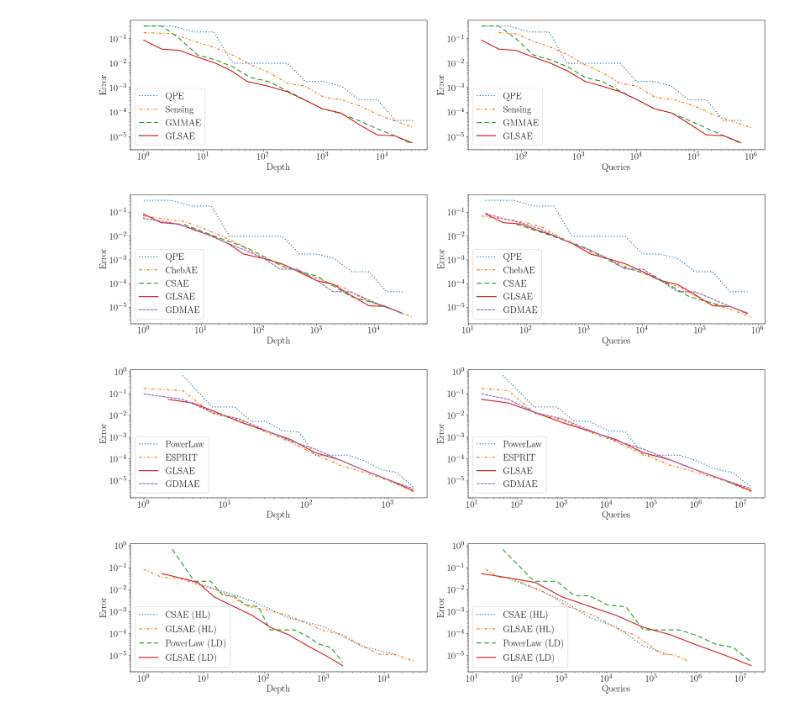
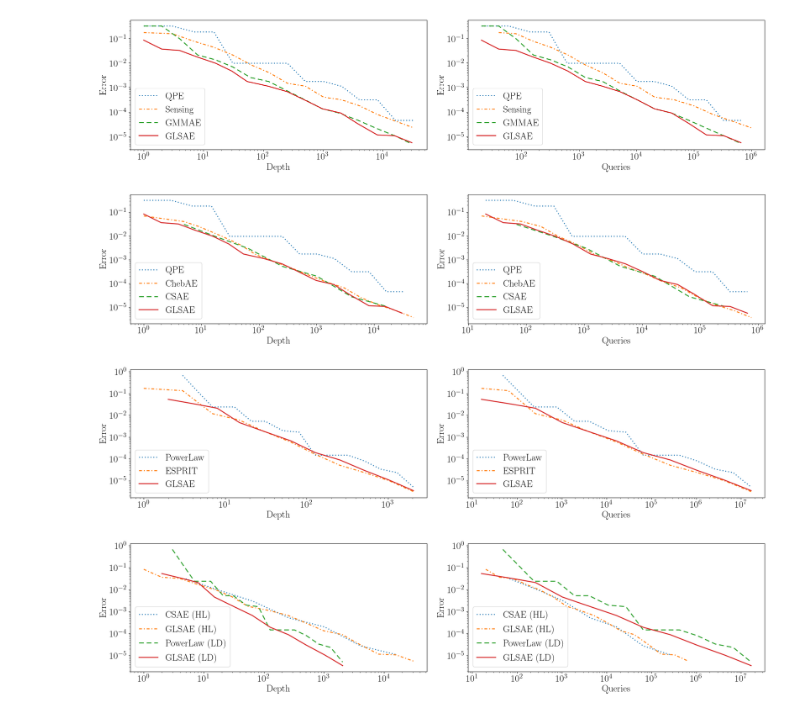
Before and after one commit to georgepwhuang/qae_with_spe, a Jupyter notebook: comparison.ipynb, the cells around one changed output. Cells and saved outputs as stored; diff of their text form; code cells hidden in the pictures.

```diff
--- a/comparison.ipynb
+++ b/comparison.ipynb
@@ -5,7 +5,7 @@ import json
 
 target = 1/np.pi
 # %%
-plt.rcParams.update({'font.size': 20, 'font.family': "serif","font.serif": "CMU Serif", 'text.usetex': True})
+plt.rcParams.update({'font.size': 20, 'font.family':'serif', 'text.usetex': True})
 # %%
 algos = ["QPE", "Sensing", "GMMAE", "GLSAE"]
 linestyle_tuple = [
@@ -47,7 +47,7 @@ plt.savefig("./output/others.pdf", bbox_inches='tight')
 # %% [output]
 [figure]
 # %%
-algos = ["QPE", "ChebAE", "CSAE", "GLSAE", "GDMAE"]
+algos = ["QPE", "ChebAE", "CSAE", "GLSAE"]
 linestyle_tuple = [
      ('dotted',                (0, (1, 2))),
      ('dashdotted',            (0, (3, 2, 1, 2))),
@@ -58,36 +58,36 @@ linestyle_tuple = [
 fig, ax = plt.subplots(1, 2, figsize=(20,5))
 for algo, (_,style) in zip(algos,linestyle_tuple):
     with open(f'./data/heisenberg/{algo.lower()}.jsonl', 'r') as json_file:
         json_list = list(json_file)
     query = []
     depth = []
     value = []
     for json_str in json_list:
         res = json.loads(json_str)
         query.append(res["query"])
         depth.append(res["depth"])
         value.append(res["value"])
     query = np.max(query,axis=0)
     depth = np.max(depth,axis=0)
     error = np.median(np.abs(np.array(value)-target), axis=0)
     ax[0].plot(depth,error,label=algo,linestyle=style,linewidth=2)
     ax[1].plot(query,error,label=algo,linestyle=style,linewidth=2)
 ax[0].set_xscale('log')
 ax[0].set_yscale('log')
 ax[0].set_xlabel("Depth")
 ax[0].set_ylabel("Error")
 ax[0].legend(loc="lower left")
 ax[1].set_xscale('log')
 ax[1].set_yscale('log')
 ax[1].set_xlabel("Queries")
 ax[1].set_ylabel("Error")
 ax[1].legend(loc="lower left")
 plt.tight_layout()
 plt.savefig("./output/heisenberg.pdf", bbox_inches='tight')
 # %% [output]
-[figure, old version]
+[figure, new version]
 # %%
-algos = ["PowerLaw", "ESPRIT", "GLSAE", "GDMAE"]
+algos = ["PowerLaw", "ESPRIT", "GLSAE"]
 linestyle_tuple = [
      ('dotted',                (0, (1, 2))),
      ('dashdotted',            (0, (3, 2, 1, 2))),
@@ -125,7 +125,7 @@ ax[1].legend(loc="lower left")
 plt.tight_layout()
 plt.savefig("./output/uniform.pdf", bbox_inches='tight')
 # %% [output]
-[figure, old version]
+[figure, new version]
 # %%
 algos = ["CSAE (HL)", "GLSAE (HL)", "PowerLaw (LD)", "GLSAE (LD)"]
 locs = ["heisenberg/csae", "heisenberg/glsae", "uniform/powerlaw", "uniform/glsae"]
```
Also changed, not shown: parts of 1 cell of this notebook, 14 other files.
